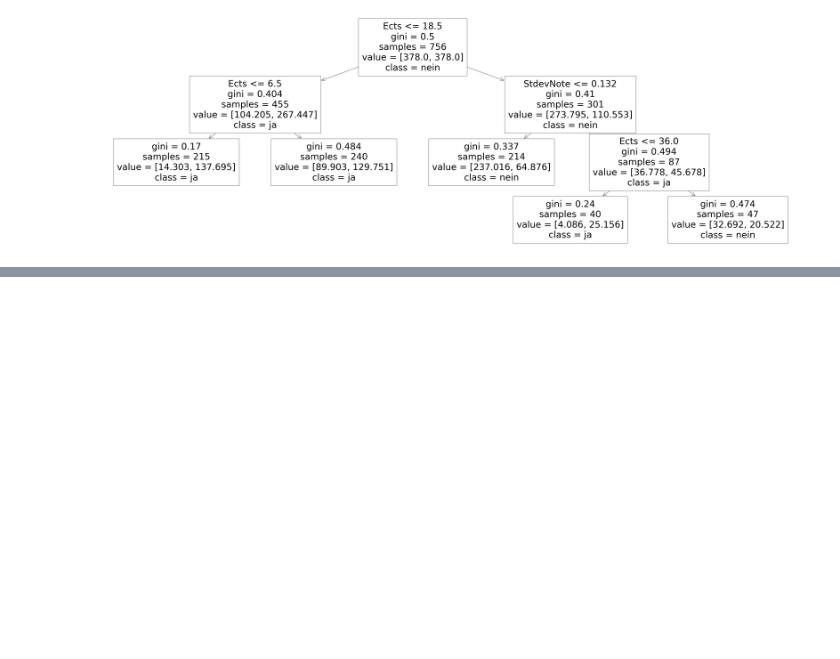
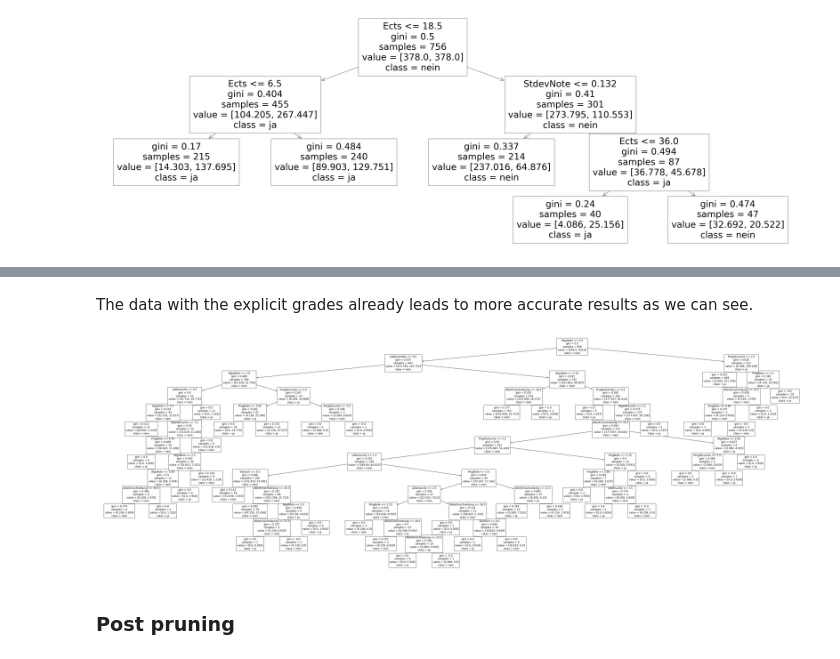
Before and after one commit to hhu-rapp/rapp-tool, a Jupyter notebook: interpretable-model-cs-dropout.ipynb, the cells around one changed output, grey strips where cells are left out. Drawn from its saved outputs; the diff is of its cells as text; code cells hidden in the pictures; blank space fills up the shorter version.

Commit message:
Expand CS dropout analysis to first two/three modules

```diff
--- a/interpretable-model-cs-dropout.ipynb
+++ b/interpretable-model-cs-dropout.ipynb
@@ -226,0 +250,5 @@ plt.show()
+# %%
+sql = "sql/cs_first_three_module_dropout.sql"
+df = data.query_sql_file(sql, data.db_conn)
+
+df
@@ -226,0 +276,9 @@ plt.show()
+# %%
+# Preprocess data
+df_classification = df.copy(deep=True)
+df_classification["Männlich"] = 1*(df_classification["Geschlecht"] == "männlich")
+df_classification["Weiblich"] = 1*(df_classification["Geschlecht"] == "weiblich")
+df_classification["Divers"] = 1*(df_classification["Geschlecht"] == "divers")
+
+df_classification = df_classification.drop(["Geschlecht", "Geburtsjahr"], axis=1)
+df_classification.head()
@@ -226,0 +292,11 @@ plt.show()
+# %%
+X = df_classification.drop(["Dropout"], axis=1)
+y = df_classification["Dropout"]
+
+feature_names = X.columns
+X_train, X_test, y_train, y_test = train_test_split(X, y, test_size=0.25, random_state=12)
+
+
+clf = DecisionTreeClassifier(random_state=0, class_weight="balanced", min_impurity_decrease=0.001)
+clf.fit(X_train, y_train)
+eval_model(clf)
@@ -226,0 +316,9 @@ plt.show()
+# %% [markdown]
+The data with the explicit grades already leads to more accurate results as we can see.
+# %%
+plot_tree(clf, feature_names = feature_names, class_names=["nein", "ja"])
+plt.show()
+# %% [output]
+[figure, added]
+# %% [markdown]
+### Post pruning
```
Also changed, not shown: parts of 25 cells of this notebook, 1 other file.
